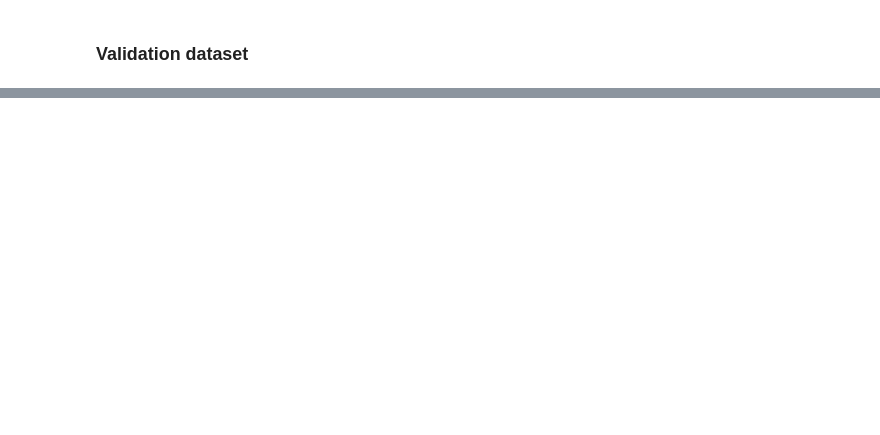
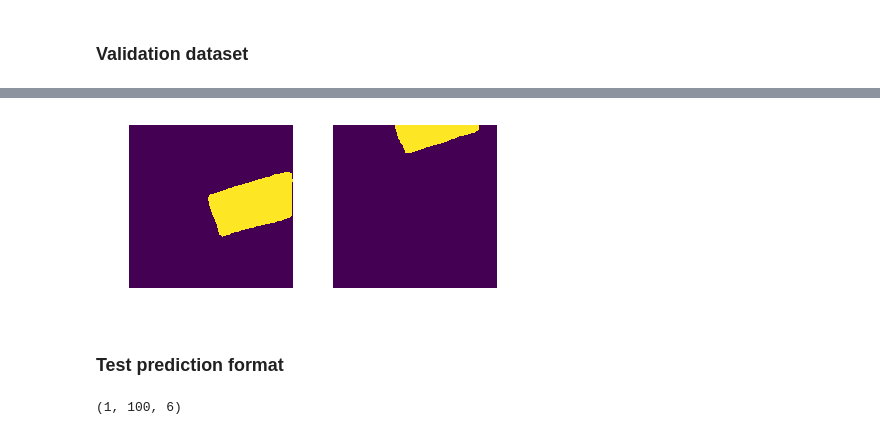
Before and after one commit to Oslandia/tanzania-challenge, a Jupyter notebook: example/building_model.ipynb, the cells around one changed output, grey strips where cells are left out. Cells and saved outputs as stored; diff of their text form; code cells hidden in the pictures; blank space fills up the shorter version.

```diff
--- a/example/building_model.ipynb
+++ b/example/building_model.ipynb
@@ -316,0 +329,4 @@ AP @0.50-0.95:   0.000
+# %%
+visualize.display_images(np.moveaxis(r["masks"], 2, 0))
+# %% [output]
+[figure, added]
@@ -316,0 +336,2 @@ AP @0.50-0.95:   0.000
+# %% [markdown]
+### Test prediction format
@@ -316,0 +344,4 @@ AP @0.50-0.95:   0.000
+# %%
+detections.shape
+# %% [output]
+(1, 100, 6)
```
Also changed, not shown: parts of 42 cells of this notebook.
